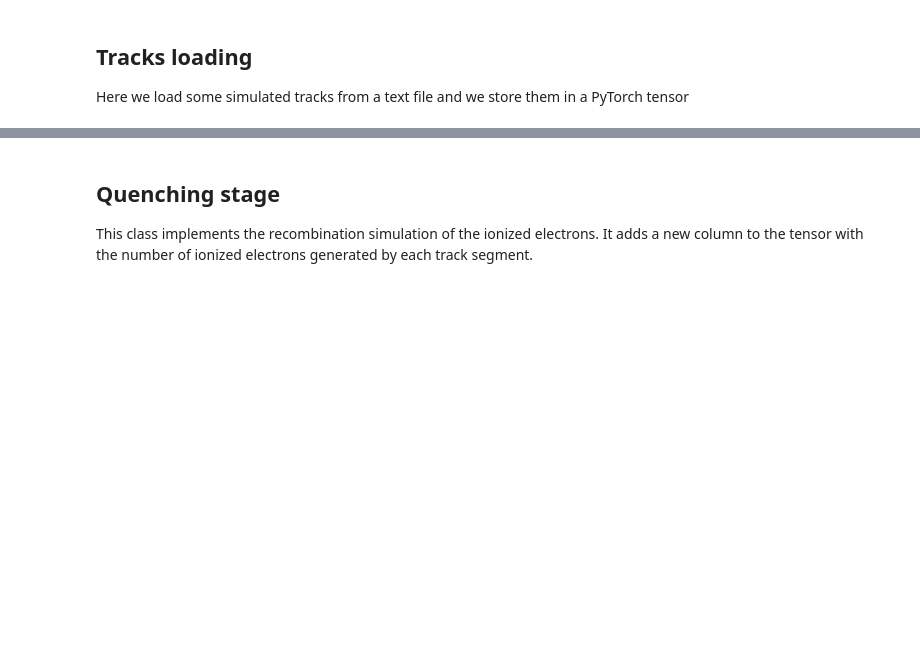
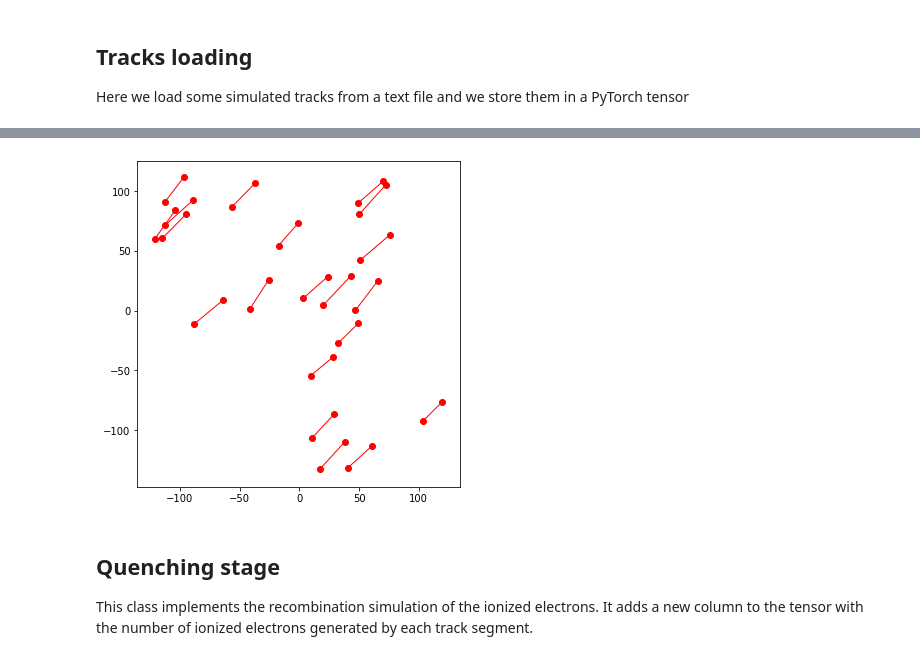
Before and after one commit to DUNE/larnd-sim, a Jupyter notebook: detsim_pytorch.ipynb, the cells around one changed output, grey strips where cells are left out. Saved outputs shown, nothing was run; the diff lists cells and outputs as text; code cells hidden in the pictures; blank space fills up the shorter version.

```diff
--- a/detsim_pytorch.ipynb
+++ b/detsim_pytorch.ipynb
@@ -27,3 +36,5 @@ tpcParams = {
     'longDiff': 6.2e-6 * u.cm*u.cm/u.us,
     'tranDiff': 16.3e-6 *u.cm
 }
+# %%
+tracks = pickle.load(open('tracks.p', 'rb'))
@@ -30,14 +50,10 @@ tpcParams = {
 # %% [markdown]
 ## Tracks loading
 Here we load some simulated tracks from a text file and we store them in a PyTorch tensor
-# %%
-tracks = pd.read_csv('tracks.txt', delim_whitespace=True)
-tracks['pdgID'] = 13
-tracks['spillID'] = 1
-tracks['runID'] = 1
-tracks['subRunID'] = 1
-tracks['interactionID'] = 1
-tracks['t'] = 0
+# %%
+tracks['t'] = 0
+tracks['t_start'] = 0
+tracks['t_end'] = 0
 # %%
 tracks['dx'] = np.sqrt(pow(tracks['x_end']-tracks['x_start'], 2) +
                        pow(tracks['y_end']-tracks['y_start'], 2) +
@@ -74,3 +157,40 @@ segmentedTracks = torch.tensor(tracks.values).to(device)
+# %%
+fig, ax = plt.subplots(1,1, figsize=(6,6))
+x_edges = y_edges = np.linspace(-150, 150, 31)
+sum_values = np.zeros((30,30))
+np.set_printoptions(precision=1)
+
+for i in range(20):
+    m = (tracks['y_start'][i]-tracks['y_end'][i])/(tracks['x_start'][i]-tracks['x_end'][i])
+    q = tracks['y_start'][i]-m*tracks['x_start'][i]
+    x_length = np.abs(tracks['x_start'][i]-tracks['x_end'][i])
+    x = np.linspace(tracks['x_start'][i], tracks['x_end'][i], np.ceil(x_length/10*10).astype('int32'))
+    y = m*x+q
+
+    ax.plot(x, y, c='r', lw=1)
+#     print(math.floor(x[0]), x[0])
+    padding = 10
+    x_edges = np.linspace(tracks['x_start'][i]-padding, tracks['x_end'][i]+padding, np.ceil((x_length+padding)/10*10).astype('int32'))
+    y_edges = m*x_edges + q
+    bin_values, _, __ = np.histogram2d(x,y,bins=(x_edges, y_edges) )
+#     print(bin_values)
+#     print(scipy.ndimage.gaussian_filter(bin_values,
+#                                         sigma=[0.2, 0.2]))
+
+
+#     print(np.vstack(np.nonzero(bin_values)).transpose())
+#     sum_values += bin_values
+
+    ax.scatter((tracks['x_start'][i], tracks['x_end'][i]), (tracks['y_start'][i], tracks['y_end'][i]), c='r' )
+
+
+sum_values[sum_values>0] = 1
+
+X, Y = np.meshgrid(x_edges,y_edges)
+# ax.pcolormesh(X, Y, sum_values.T,zorder=0)
+ax.set_aspect('equal')
+# %% [output]
+[figure, added]
 # %% [markdown]
 ## Quenching stage
 This class implements the recombination simulation of the ionized electrons. It adds a new column to the tensor with the number of ionized electrons generated by each track segment.
```
Also changed, not shown: parts of 33 cells of this notebook.
